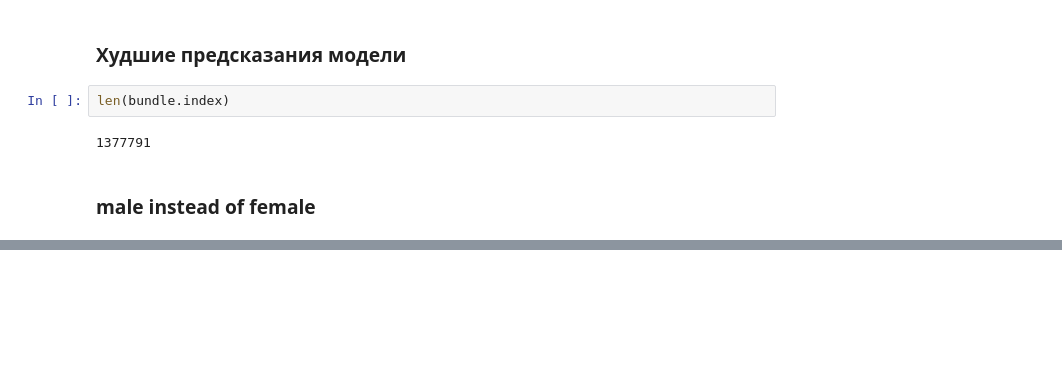
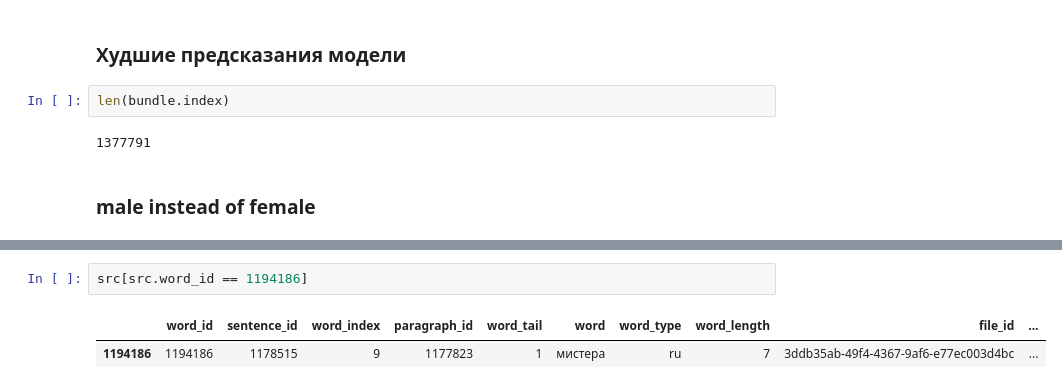
Before and after one commit to okulovsky/grammar_ru, a Jupyter notebook: research/grammatical_gender/training/gg_training.ipynb, the cells around one changed output, grey strips where cells are left out. Saved outputs shown, nothing was run; the diff lists cells and outputs as text; blank space fills up the shorter version.

```diff
--- a/research/grammatical_gender/training/gg_training.ipynb
+++ b/research/grammatical_gender/training/gg_training.ipynb
@@ -714,0 +743,5 @@ Separator.Viewer().tooltip("word_id").color('word_id',
+# %%
+src[src.word_id == 1194186]
+# %% [output]
+|  | word_id | sentence_id | word_index | paragraph_id | word_tail | word | word_type | word_length | file_id | ... |
+| 1194186 | 1194186 | 1178515 | 9 | 1177823 | 1 | мистера | ru | 7 | 3ddb35ab-49f4-4367-9af6-e77ec003d4bc | ... |
```
Also changed, not shown: parts of 7 cells of this notebook.
